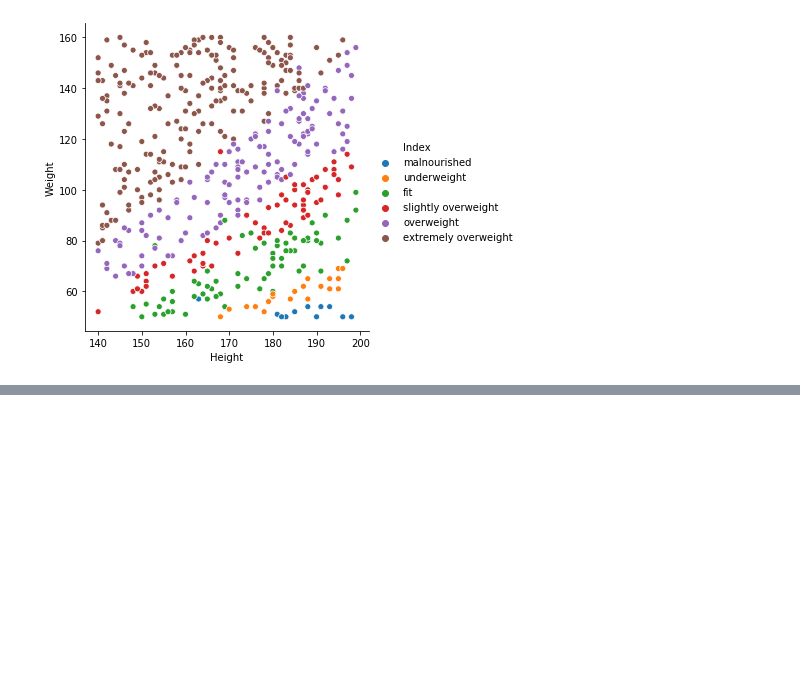
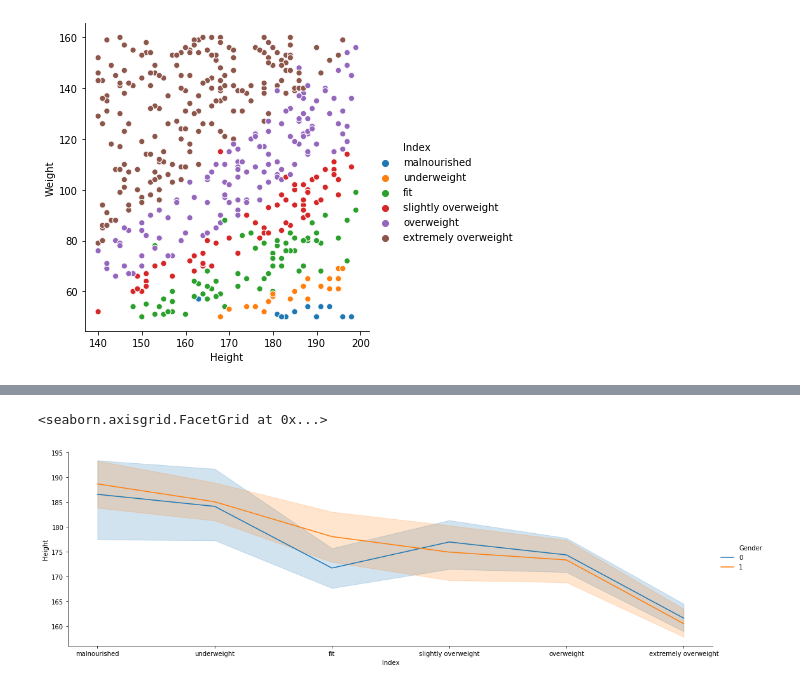
Before and after one commit to SiddarthSamdani/BMI, a Jupyter notebook: BMI.ipynb, the cells around one changed output, grey strips where cells are left out. Saved outputs shown, nothing was run; the diff lists cells and outputs as text; code cells hidden in the pictures; blank space fills up the shorter version.

```diff
--- a/BMI.ipynb
+++ b/BMI.ipynb
@@ -116,0 +132,5 @@ sns.relplot(x="Height", y="Weight", hue="Index", data=data)
+# %%
+sns.relplot(x="Index", y="Height", hue="Gender",kind="line", data=data, height=5, aspect=3)
+# %% [output]
+<seaborn.axisgrid.FacetGrid at 0x...>
+[figure, added]
```
Also changed, not shown: parts of 5 cells of this notebook.
